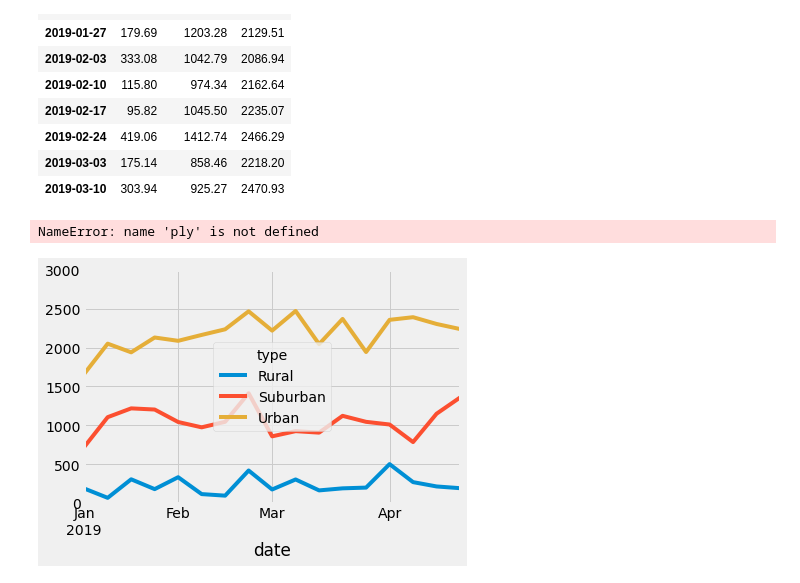
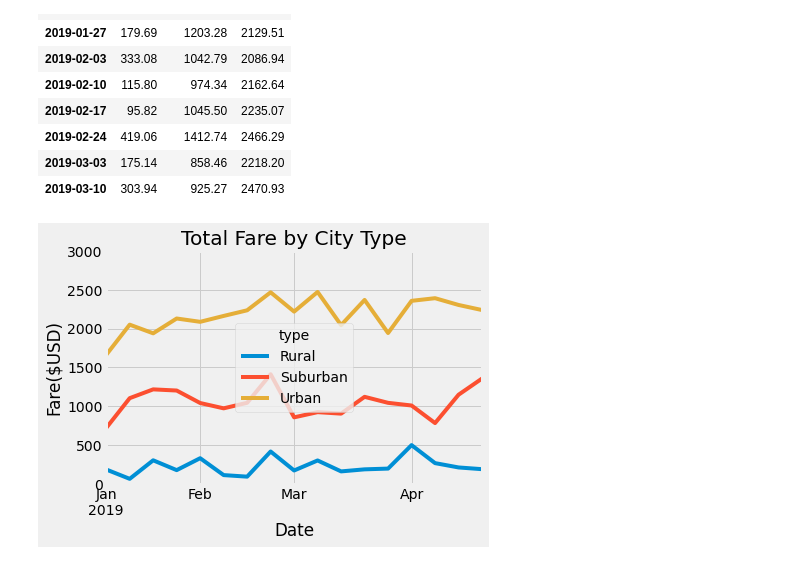
Before and after one commit to gregoryhsherman/PyBer_Analysis, a Jupyter notebook: PyBer_Challenge.ipynb, the cells around one changed output. Saved outputs shown, nothing was run; the diff lists cells and outputs as text; code cells hidden in the pictures.

```diff
--- a/PyBer_Challenge.ipynb
+++ b/PyBer_Challenge.ipynb
@@ -224,18 +224,16 @@ df_week.head(10)
 # %%
 # 16. Using the object-oriented interface method, plot the resample DataFrame using the df.plot() function.
 
 # Import the style from Matplotlib.
 from matplotlib import style
 # Use the graph style fivethirtyeight.
 style.use('fivethirtyeight')
 df_week.plot()
 plt.ylim(0,3000)
-ply.xlim(0,6)
 plt.xlabel("Date")
 plt.ylabel("Fare($USD)")
 plt.title("Total Fare by City Type")
 
 plt.savefig("analysis/PyBer_fare_summary.png")
 # %% [output]
-NameError: name 'ply' is not defined
-[figure, old version]
+[figure, new version]
```
Also changed, not shown: parts of 1 cell of this notebook.
